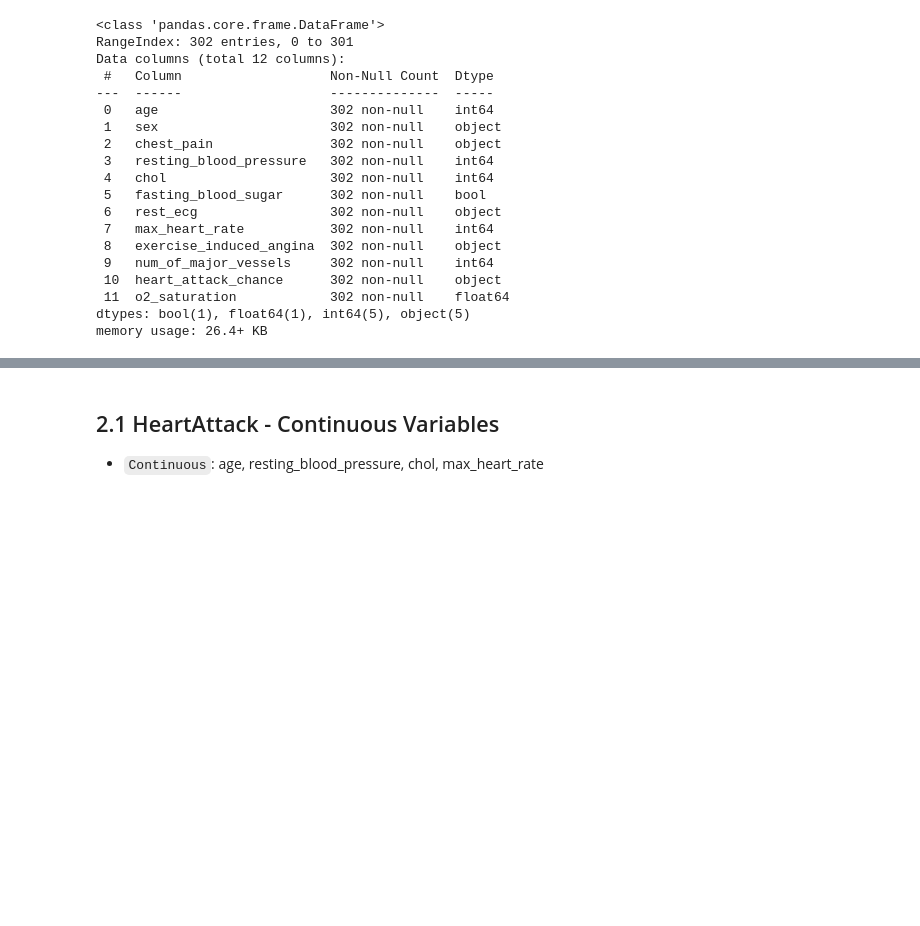
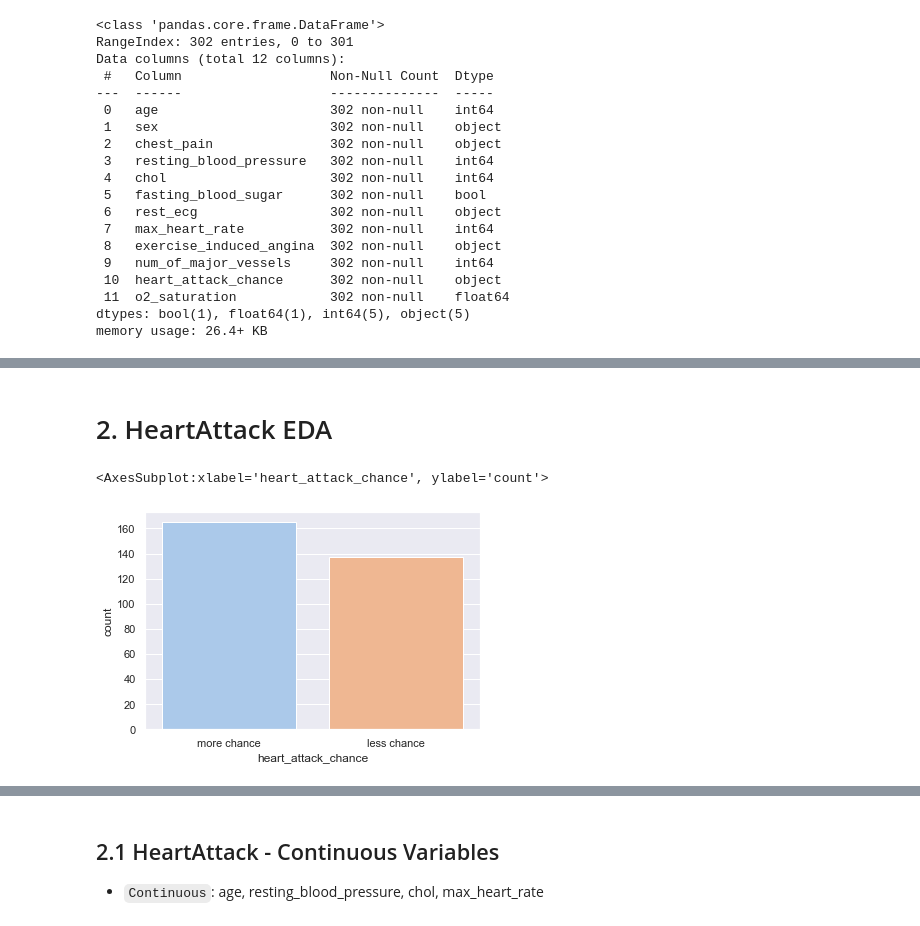
Before and after one commit to xJQx/bc2406-project, a Jupyter notebook: exploratory-data-analysis_2.ipynb, the cells around one changed output, grey strips where cells are left out. Drawn from its saved outputs; the diff is of its cells as text; code cells hidden in the pictures; blank space fills up the shorter version.

```diff
--- a/exploratory-data-analysis_2.ipynb
+++ b/exploratory-data-analysis_2.ipynb
@@ -71,0 +115,7 @@ memory usage: 28.4 KB
+# %% [markdown]
+# 2. HeartAttack EDA
+# %%
+sb.countplot(data = heart_atk_clean_df, x ='heart_attack_chance', palette='pastel')
+# %% [output]
+<AxesSubplot:xlabel='heart_attack_chance', ylabel='count'>
+[figure, added]
```
Also changed, not shown: parts of 24 cells of this notebook, 1 other file.
